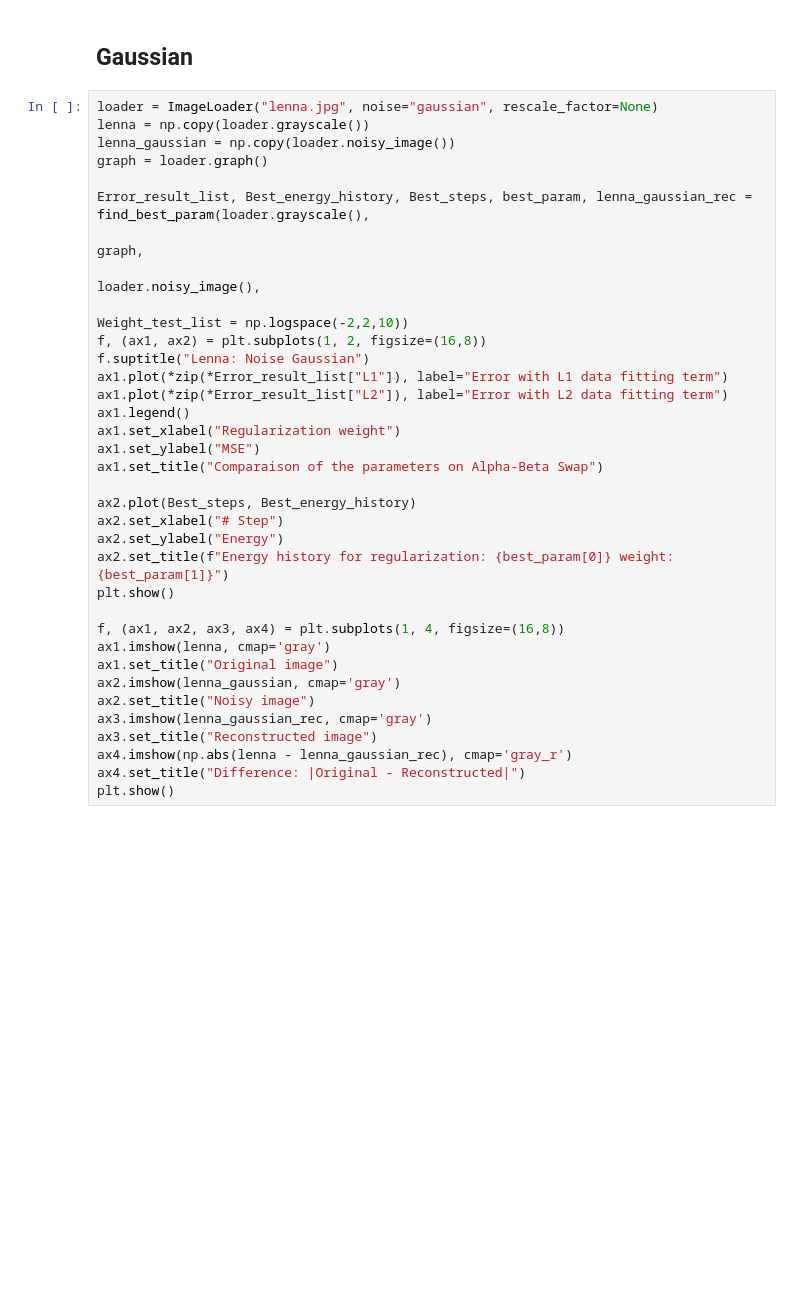
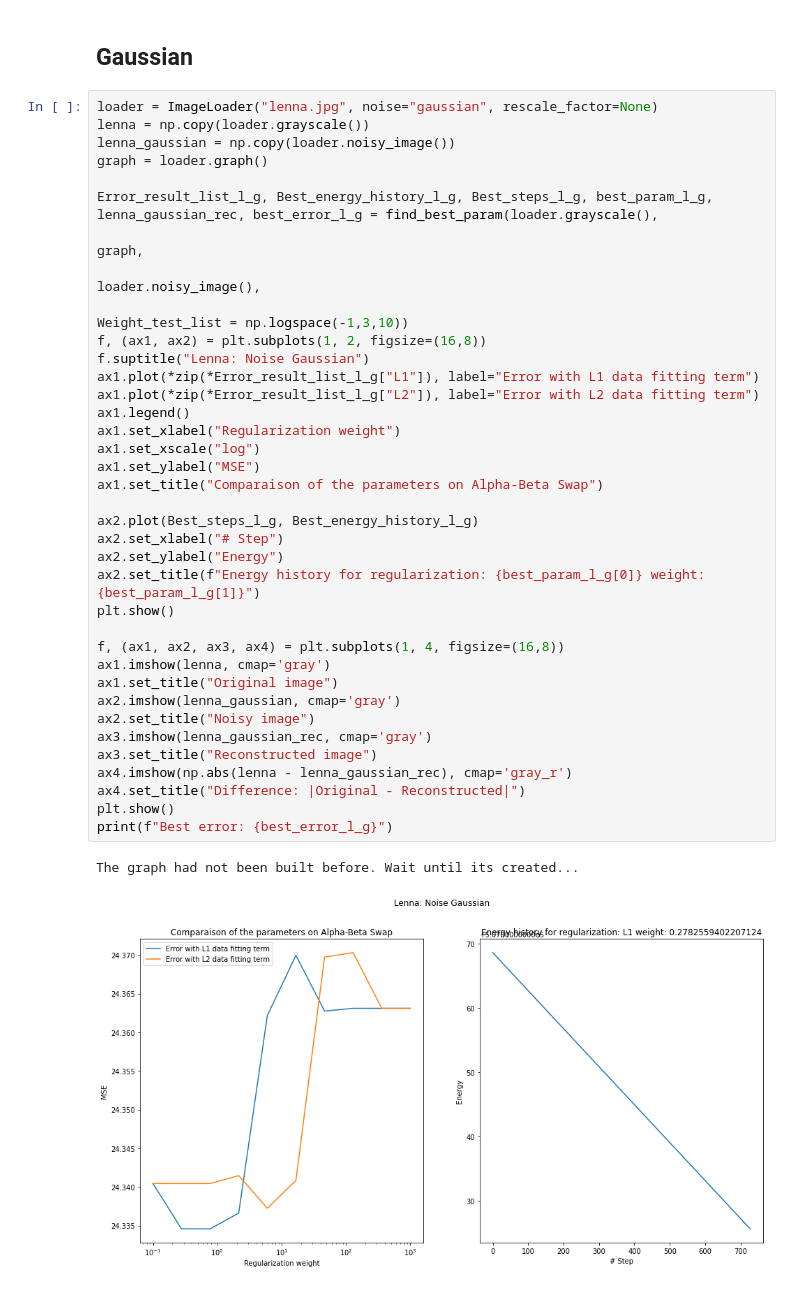
Before and after one commit to Bassvelitchkine/graph-cut-image-denoising, a Jupyter notebook: main.ipynb, the cells around one changed output. Saved outputs shown, nothing was run; the diff lists cells and outputs as text; blank space fills up the shorter version.

```diff
--- a/main.ipynb
+++ b/main.ipynb
@@ -156,35 +190,40 @@ plt.show()
 # %%
 loader = ImageLoader("lenna.jpg", noise="gaussian", rescale_factor=None)
 lenna = np.copy(loader.grayscale())
 lenna_gaussian = np.copy(loader.noisy_image())
 graph = loader.graph()
 
-Error_result_list, Best_energy_history, Best_steps, best_param, lenna_gaussian_rec = find_best_param(loader.grayscale(),
+Error_result_list_l_g, Best_energy_history_l_g, Best_steps_l_g, best_param_l_g, lenna_gaussian_rec, best_error_l_g = find_best_param(loader.grayscale(),
                                                                                     graph,
                                                                                     loader.noisy_image(),
-                                                                                    Weight_test_list = np.logspace(-2,2,10))
+                                                                                    Weight_test_list = np.logspace(-1,3,10))
 f, (ax1, ax2) = plt.subplots(1, 2, figsize=(16,8))
 f.suptitle("Lenna: Noise Gaussian")
-ax1.plot(*zip(*Error_result_list["L1"]), label="Error with L1 data fitting term")
-ax1.plot(*zip(*Error_result_list["L2"]), label="Error with L2 data fitting term")
+ax1.plot(*zip(*Error_result_list_l_g["L1"]), label="Error with L1 data fitting term")
+ax1.plot(*zip(*Error_result_list_l_g["L2"]), label="Error with L2 data fitting term")
 ax1.legend()
 ax1.set_xlabel("Regularization weight")
+ax1.set_xscale("log")
 ax1.set_ylabel("MSE")
 ax1.set_title("Comparaison of the parameters on Alpha-Beta Swap")
 
-ax2.plot(Best_steps, Best_energy_history)
+ax2.plot(Best_steps_l_g, Best_energy_history_l_g)
 ax2.set_xlabel("# Step")
 ax2.set_ylabel("Energy")
-ax2.set_title(f"Energy history for regularization: {best_param[0]} weight: {best_param[1]}")
+ax2.set_title(f"Energy history for regularization: {best_param_l_g[0]} weight: {best_param_l_g[1]}")
 plt.show()
 
 f, (ax1, ax2, ax3, ax4) = plt.subplots(1, 4, figsize=(16,8))
 ax1.imshow(lenna, cmap='gray')
 ax1.set_title("Original image")
 ax2.imshow(lenna_gaussian, cmap='gray')
 ax2.set_title("Noisy image")
 ax3.imshow(lenna_gaussian_rec, cmap='gray')
 ax3.set_title("Reconstructed image")
 ax4.imshow(np.abs(lenna - lenna_gaussian_rec), cmap='gray_r')
 ax4.set_title("Difference: |Original - Reconstructed|")
 plt.show()
+print(f"Best error: {best_error_l_g}")
+# %% [output]
+The graph had not been built before. Wait until its created...
+[figure, added]
```
Also changed, not shown: parts of 9 cells of this notebook, 1 other file.
